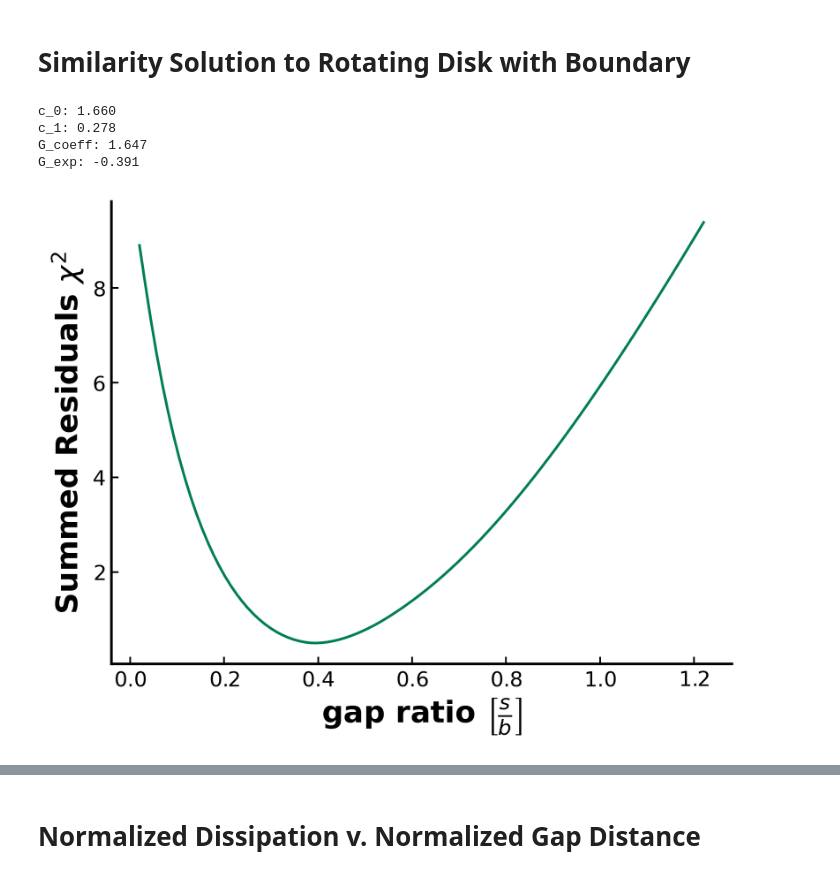
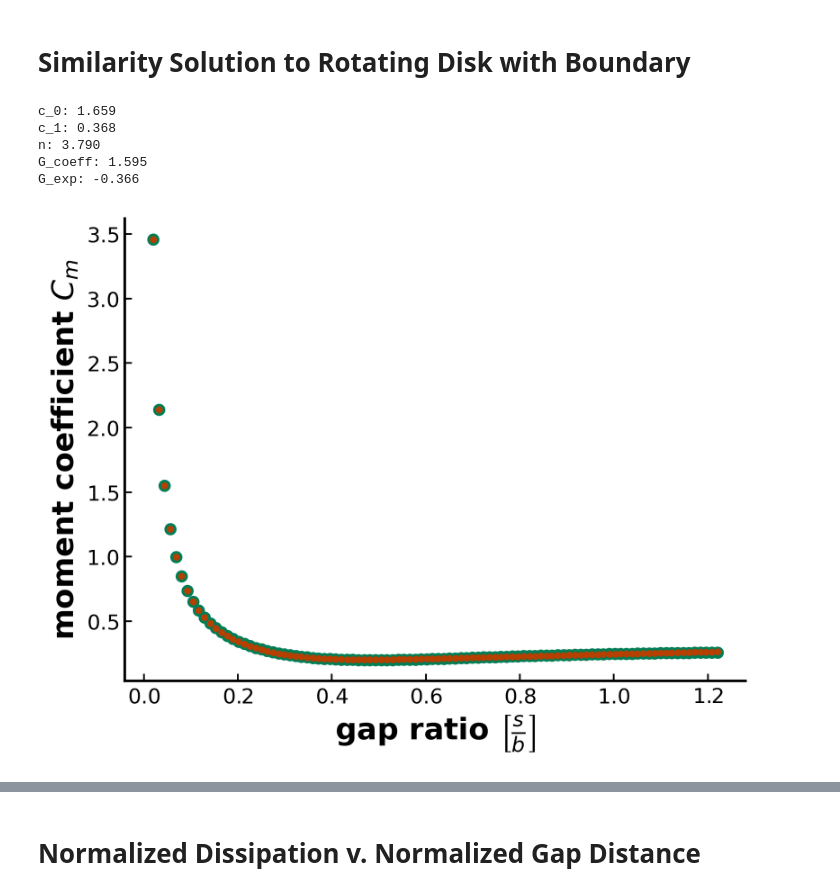
Before and after one commit to Jezen5Volk/Magnetic-Levitation, a Jupyter notebook: Viscous Damping.ipynb, the cells around one changed output, grey strips where cells are left out. Cells and saved outputs as stored; diff of their text form; code cells hidden in the pictures.

Commit message:
Dissipation updated + open curvefit change
implemente churchill usagi fitting for the open rotor stator

```diff
--- a/Viscous Damping.ipynb
+++ b/Viscous Damping.ipynb
@@ -18,38 +18,36 @@ plt.style.use(root + "style.mplstyle")
 # %%
 cylinder = Cylinder(
             b = 0.00254,  # radius in meters
             rho = 7500, # cylinder density in kg/m^3
             Omega = 1000, # angular velocity in rpm
             rho_f = 1.226, # density of the fluid in kg/m^3
             mu = 1.795e-5, # viscosity of the fluid in pascal seconds
             elle = 0.0105, # total gap distance in meters
             L = 0.003175 # length of the cylinder in meters
         )
-s_sound, C_m, fit, popt, chisq, idx = cylinder.disk_moment_fit(50e-6, 0.0031)
+s_sound, C_m, fit, popt = cylinder.disk_moment_fit(50e-6, 0.0031)
 
 c_0 = popt[0]
 c_1 = popt[1]
+n = popt[2]
 G_coeff = (np.pi/c_0)**(1/(1+c_1))
 G_exp = (-0.5/(c_1 + 1))
 print(f"c_0: {c_0:.3f}")
 print(f"c_1: {c_1:.3f}")
+print(f"n: {n:.3f}")
 print(f"G_coeff: {G_coeff:.3f}")
 print(f"G_exp: {G_exp:.3f}")
-
-plt.plot(s_sound/cylinder.b, chisq)
-plt.ylabel(r"Summed Residuals $\chi^2$", weight = 'heavy', fontsize = "xx-large")
-plt.xlabel(r"gap ratio $\left[\frac{s}{b} \right]$", weight = 'heavy', fontsize = "xx-large")
-plt.show()
 
 plt.plot(s_sound/cylinder.b, C_m, linestyle = '', marker = 'o')
 plt.plot(s_sound/cylinder.b, fit, linestyle = '', marker = '.')
 
 plt.ylabel(r"moment coefficient $C_m$", weight = 'heavy', fontsize = "xx-large")
 plt.xlabel(r"gap ratio $\left[\frac{s}{b} \right]$", weight = 'heavy', fontsize = "xx-large")
 plt.show()
 # %% [output]
-c_0: 1.660
-c_1: 0.278
-G_coeff: 1.647
-G_exp: -0.391
+c_0: 1.659
+c_1: 0.368
+n: 3.790
+G_coeff: 1.595
+G_exp: -0.366
-[figure, old version]
+[figure, new version]
```
Also changed, not shown: parts of 2 cells of this notebook, 1 other file.
